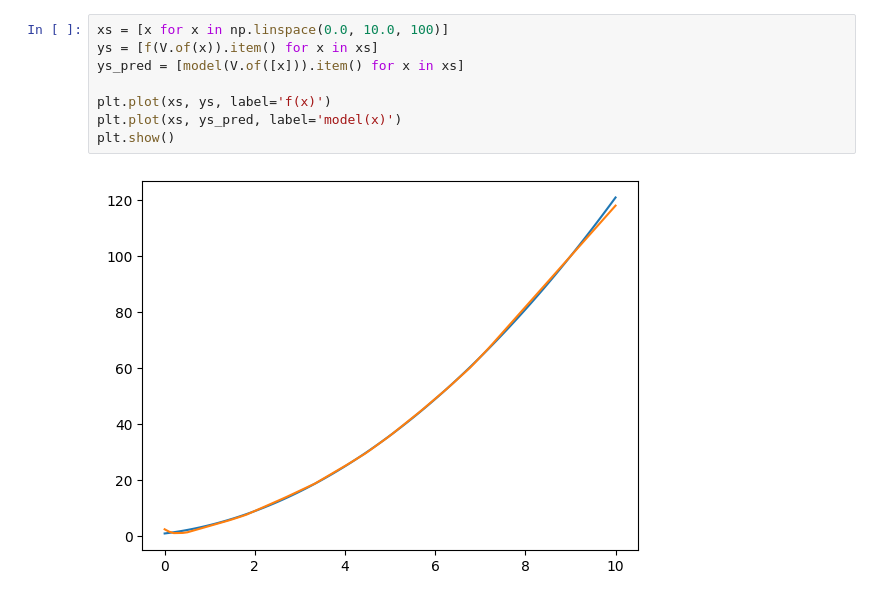
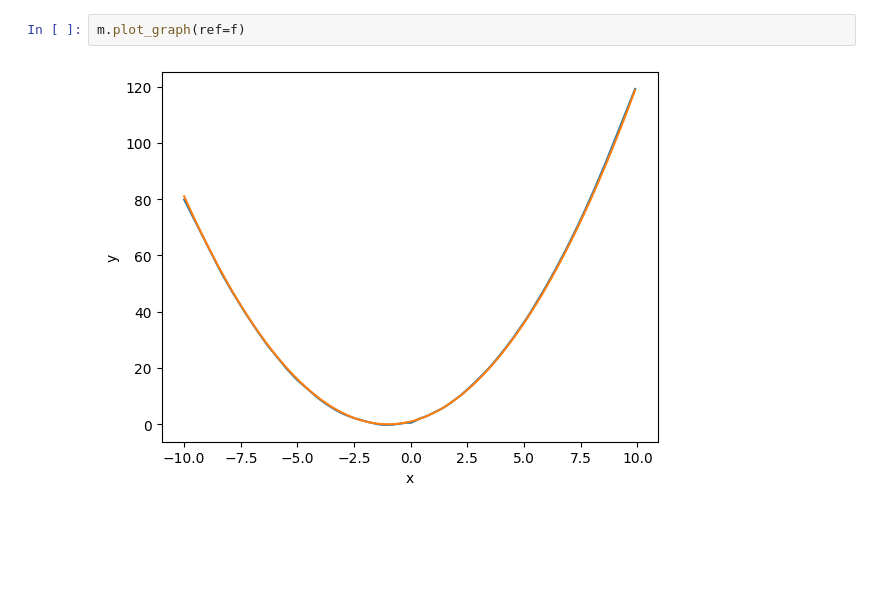
Before and after one commit to StanleyNeoh/minitorch, a Jupyter notebook: function-matching.ipynb, the cells around one changed output. Cells and saved outputs as stored; diff of their text form; blank space fills up the shorter version.

```diff
--- a/function-matching.ipynb
+++ b/function-matching.ipynb
@@ -48,10 +34,4 @@ plt.show()
-# %%
-xs = [x for x in np.linspace(0.0, 10.0, 100)]
-ys = [f(V.of(x)).item() for x in xs]
-ys_pred = [model(V.of([x])).item() for x in xs]
-
-plt.plot(xs, ys, label='f(x)')
-plt.plot(xs, ys_pred, label='model(x)')
-plt.show()
-# %% [output]
-[figure, removed]
+# %%
+m.plot_graph(ref=f)
+# %% [output]
+[figure, added]
```
Also changed, not shown: parts of 2 cells of this notebook, 8 other files.
